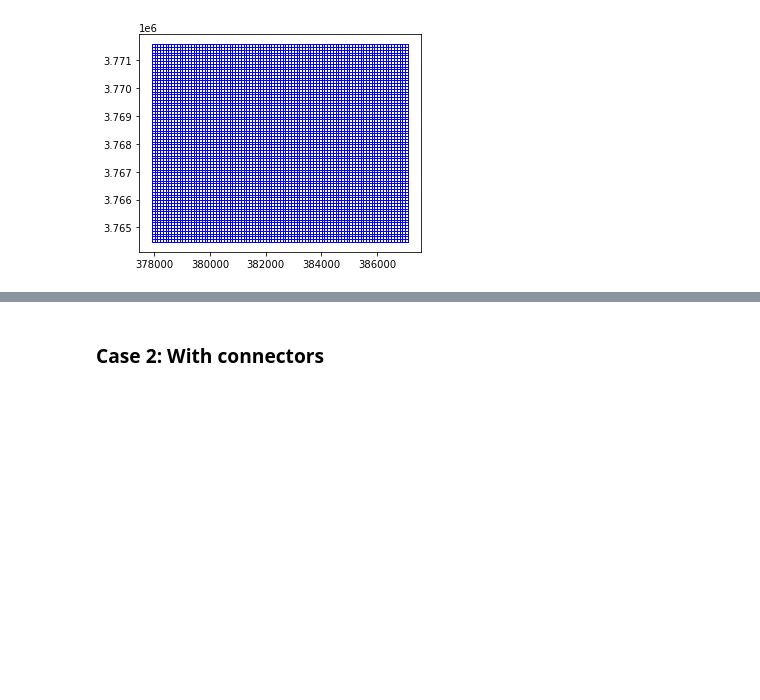
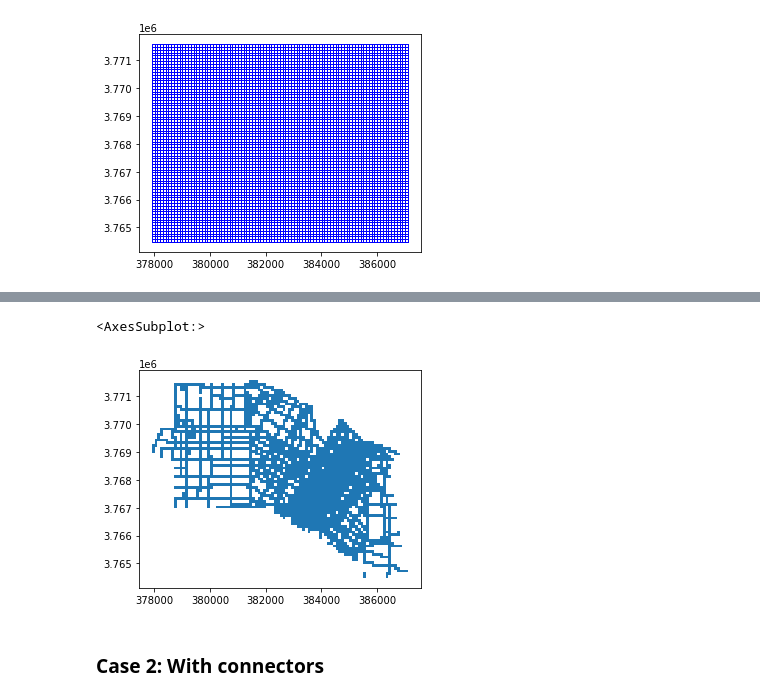
Before and after one commit to josephko91/anthropogenic-heat-la, a Jupyter notebook: traffic.ipynb, the cells around one changed output, grey strips where cells are left out. Drawn from its saved outputs; the diff is of its cells as text; code cells hidden in the pictures; blank space fills up the shorter version.

```diff
--- a/traffic.ipynb
+++ b/traffic.ipynb
@@ -308,3 +352,10 @@ grid.plot(ax=ax, facecolor="none", edgecolor='blue', alpha = 0.1)
+# %%
+grid_merged['dup'] = grid_merged.index.duplicated()
+duplicate_cells = grid_merged[grid_merged.dup == True]
+duplicate_cells.plot()
+# %% [output]
+<AxesSubplot:>
+[figure, added]
 # %% [markdown]
 ### Case 2: With connectors
 # %%
```
Also changed, not shown: parts of 6 cells of this notebook, 1 other file.
